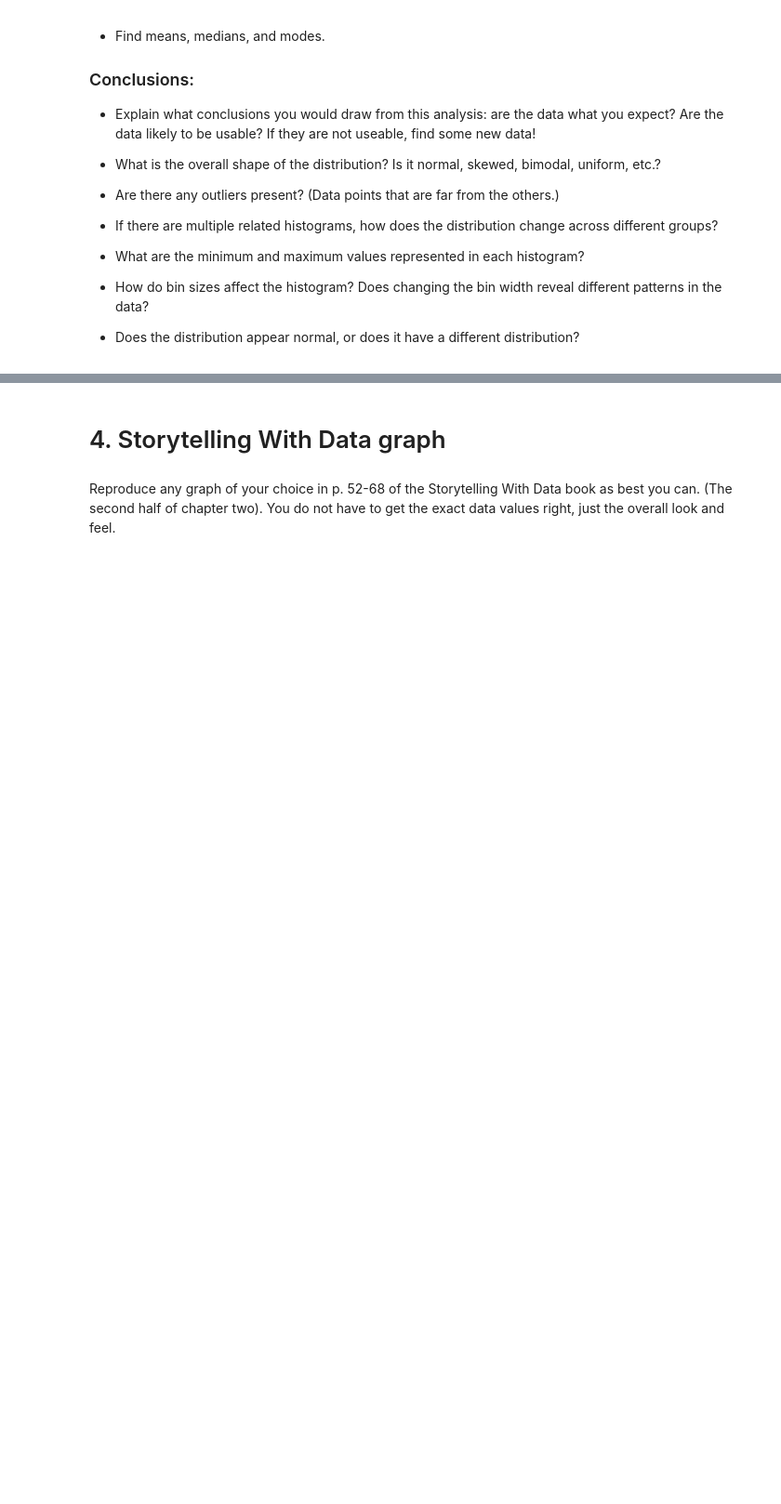
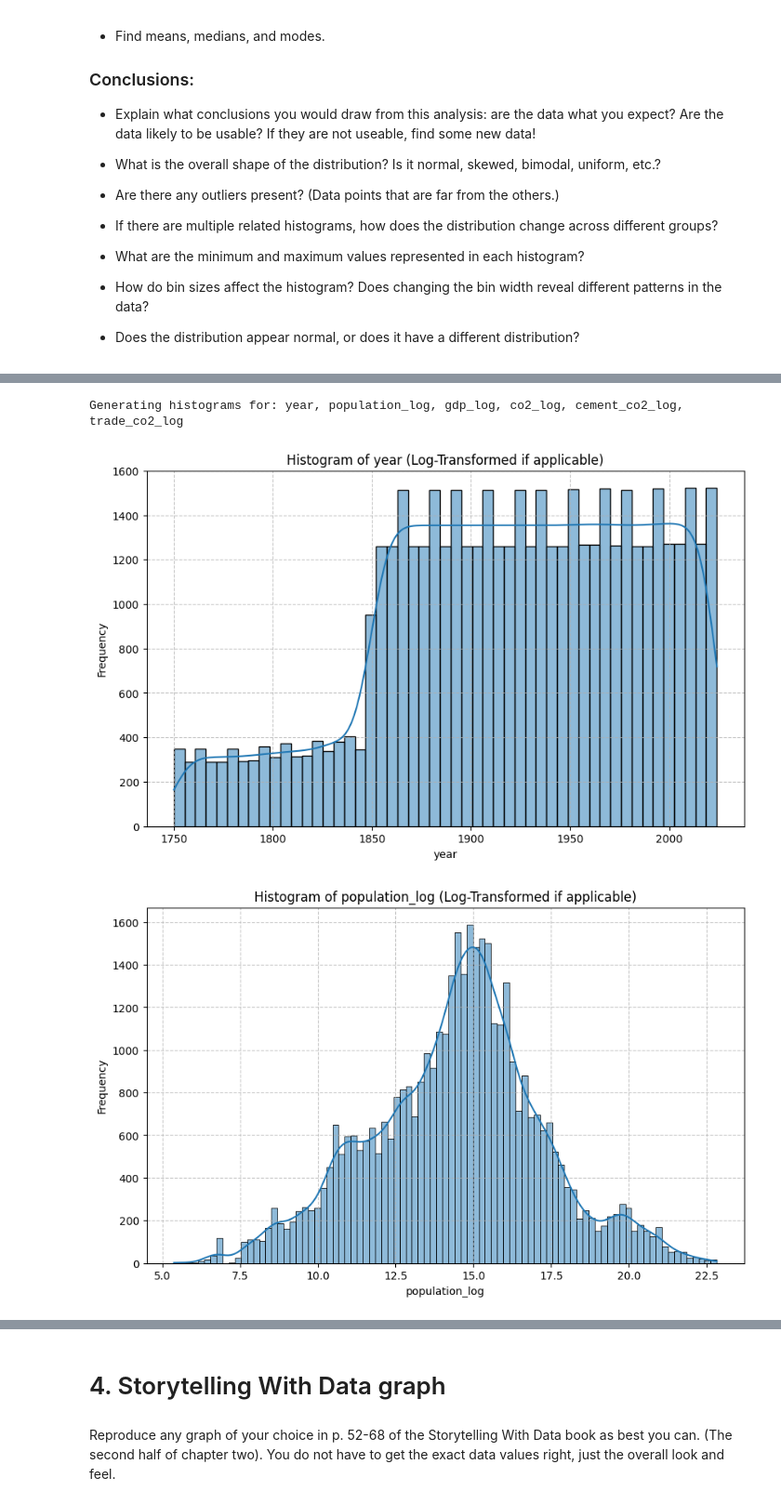
Before and after one commit to salil82/Module-B-semester-2, a Jupyter notebook: OMDS-ModB2-Week4-Deshpande-Salil.ipynb, the cells around one changed output, grey strips where cells are left out. Shown at 93% size. Cells and saved outputs as stored; diff of their text form; code cells hidden in the pictures; blank space fills up the shorter version.

```diff
--- a/OMDS-ModB2-Week4-Deshpande-Salil.ipynb
+++ b/OMDS-ModB2-Week4-Deshpande-Salil.ipynb
@@ -63,0 +187,17 @@ This week, you will do the same types of exercises as last week, but you should
+# %%
+skewed_cols = ['population', 'gdp', 'co2', 'cement_co2', 'trade_co2']
+
+for col in skewed_cols:
+    # Create a temporary series, setting any negative values to NaN.
+    # This handles data anomalies where physical quantities might be recorded as negative,
+    # which would cause issues with log transformation (log of zero or negative number).
+    temp_series = co2_df[col].copy()
+    temp_series[temp_series < 0] = np.nan
+
+    # Apply log1p transformation to the cleaned series.
+    # np.log1p handles 0 gracefully (log1p(0) = 0) and propagates NaNs correctly.
+    co2_df[f'{col}_log'] = np.log1p(temp_series)
+
+print("Original and log-transformed columns for skewed data:")
+print(co2_df[['population', 'population_log', 'gdp', 'gdp_log', 'co2', 'co2_log',
+             'cement_co2', 'cement_co2_log', 'trade_co2', 'trade_co2_log']].head())
@@ -63,0 +219,21 @@ This week, you will do the same types of exercises as last week, but you should
+# %%
+import matplotlib.pyplot as plt
+import seaborn as sns
+
+# Columns to plot histograms for, including 'year' and the log-transformed columns
+plot_transformed_cols = ['year'] + [f'{col}_log' for col in skewed_cols]
+
+print(f"Generating histograms for: {', '.join(plot_transformed_cols)}")
+
+for col in plot_transformed_cols:
+    plt.figure(figsize=(10, 6))
+    sns.histplot(co2_df[col].dropna(), kde=True)
+    plt.title(f'Histogram of {col} (Log-Transformed if applicable)')
+    plt.xlabel(col)
+    plt.ylabel('Frequency')
+    plt.grid(True, linestyle='--', alpha=0.7)
+    plt.show()
+# %% [output]
+Generating histograms for: year, population_log, gdp_log, co2_log, cement_co2_log, trade_co2_log
+[figure, added]
+[figure, added]
```
Also changed, not shown: parts of 11 cells of this notebook.
